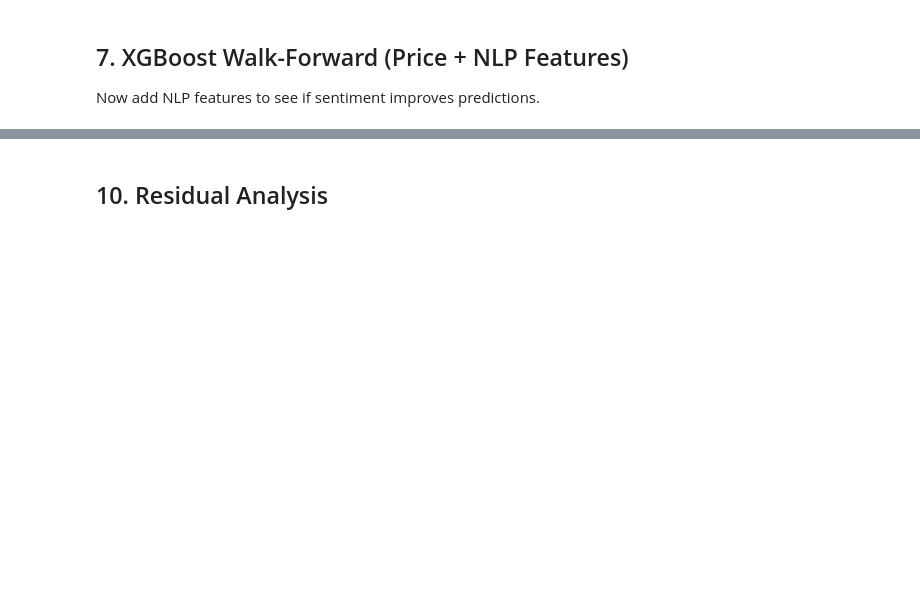
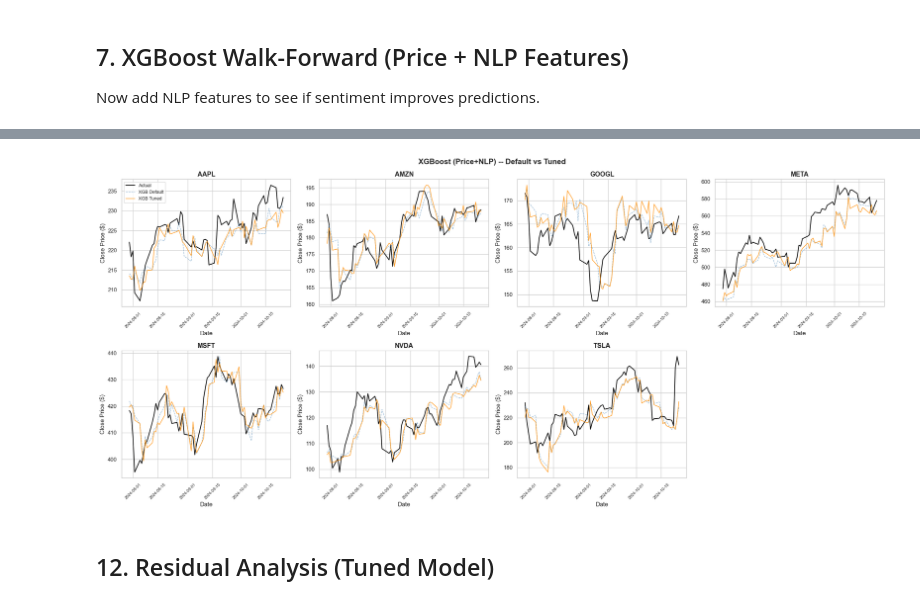
Before and after one commit to nikorose87/SyPStockMarketModel, a Jupyter notebook: Modelling/XGBoost.ipynb, the cells around one changed output, grey strips where cells are left out. Cells and saved outputs as stored; diff of their text form; code cells hidden in the pictures; blank space fills up the shorter version.

```diff
--- a/Modelling/XGBoost.ipynb
+++ b/Modelling/XGBoost.ipynb
@@ -390,27 +656,33 @@ plt.show()
 # %%
 fig, axes = plt.subplots(2, 4, figsize=(22, 10))
 axes = axes.flatten()
 
 for i, ticker in enumerate(tickers):
     preds = xgb_all_predictions[ticker]
 
+    preds_tuned = tuned_all_predictions[ticker]
+
     axes[i].plot(preds['date'], preds['actual'], label='Actual', linewidth=1.5, color='black')
-    axes[i].plot(preds['date'], preds['predicted'], label='XGB (All)',
-                 linewidth=1.2, color='steelblue', alpha=0.85)
+    axes[i].plot(preds['date'], preds['predicted'], label='XGB Default',
+                 linewidth=1.0, color='steelblue', alpha=0.6, linestyle='--')
+    axes[i].plot(preds_tuned['date'], preds_tuned['predicted'], label='XGB Tuned',
+                 linewidth=1.2, color='darkorange', alpha=0.85)
 
     axes[i].set_title(ticker, fontsize=13, fontweight='bold')
     axes[i].tick_params(axis='x', rotation=45, labelsize=8)
     axes[i].set_xlabel('Date')
     axes[i].set_ylabel('Close Price ($)')
     if i == 0:
         axes[i].legend(fontsize=9)
 
 axes[-1].set_visible(False)
-fig.suptitle('XGBoost (Price+NLP) -- Predicted vs Actual', fontsize=15, fontweight='bold')
+fig.suptitle('XGBoost (Price+NLP) -- Default vs Tuned', fontsize=15, fontweight='bold')
 plt.tight_layout()
 plt.show()
+# %% [output]
+[figure, added]
 # %% [markdown]
-## 10. Residual Analysis
+## 12. Residual Analysis (Tuned Model)
 # %%
 fig, axes = plt.subplots(2, 4, figsize=(22, 10))
 axes = axes.flatten()
```
Also changed, not shown: parts of 22 cells of this notebook, 3 other files.
